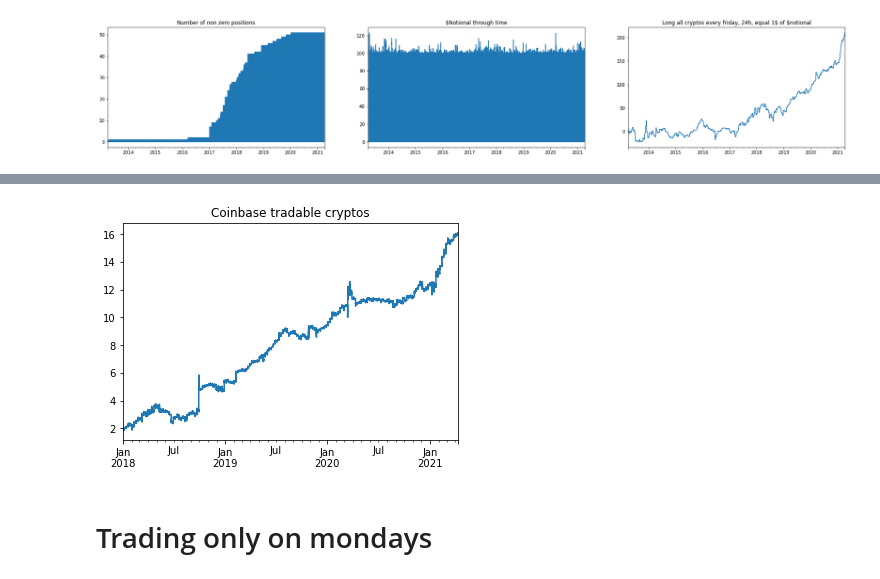
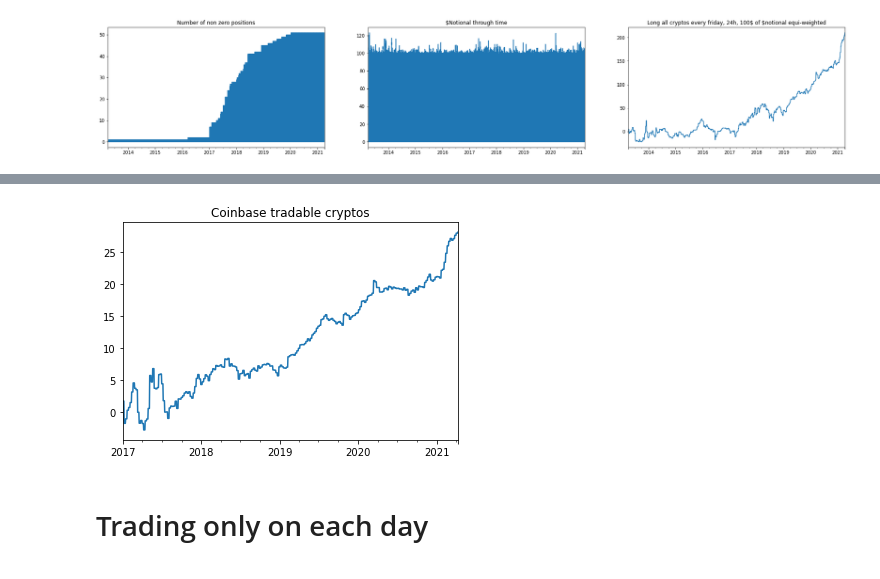
Before and after one commit to FiodorG/Crypto, a Jupyter notebook: notebooks/Momentum backtest.ipynb, the cells around one changed output, grey strips where cells are left out. Drawn from its saved outputs; the diff is of its cells as text; code cells hidden in the pictures.

Commit message:
Add vol weighting, bps/trade

```diff
--- a/notebooks/Momentum backtest.ipynb
+++ b/notebooks/Momentum backtest.ipynb
@@ -13,11 +61,9 @@ from Crypto.lib.backtest_statistics import account_curve_statistics
 # %%
 close = pd.read_csv("../data/close.csv", index_col=0, parse_dates=True)
 close.drop(["ETH-BTC", "BTC-EUR"], axis=1, inplace=True)
-close.loc["2017-06-02", "DOGE"] = np.nan
+close.loc["2017-06", "DOGE"] = np.nan
+close.loc["2017-09-01", "FUN"] = np.nan
 close = close.resample("5T", label='right').last().ffill()
-
-returns = close.pct_change()
-# vol = returns.ewm(span=288).std() # One day
 # %%
 close.info()
 # %% [output]
@@ -112,3 +112,6 @@ pnl_total_daily = pnl_daily.sum(axis=1)
+# %%
+weights = strategy_trade_on_day(close, 4)
+pnl_daily, pnl_total_daily, notional = compute_daily_pnl(weights, close)
 # %%
 fig, axes = plt.subplots(1, 3, figsize=(30, 5))
 nbr_assets.plot(ax=axes[0], title="Number of non zero positions");
@@ -139,7 +138,7 @@ pnl[["BTC", "XRP", "LTC", "ETH", "XLM"]].plot(title="Large cryptos");
 # %%
 fig, axes = plt.subplots(1, 1)
-pnl[["BTC", "LTC", "ADA", "ETH", "LINK", "XLM"]].sum(axis=1).loc["2018":].plot(title="Coinbase tradable cryptos");
+pnl_daily[["BTC", "LTC", "ADA", "ETH", "LINK", "XLM", "BCH", "EOS", "XTZ", "ETC", "DAI", "MKR", "MANA", "BAT"]].sum(axis=1).loc["2017":].plot(title="Coinbase tradable cryptos");
 # %% [output]
-[figure, old version]
+[figure, new version]
 # %% [markdown]
-# Trading only on mondays
+# Trading only on each day
```
Also changed, not shown: parts of 39 cells of this notebook, 1 other file.
